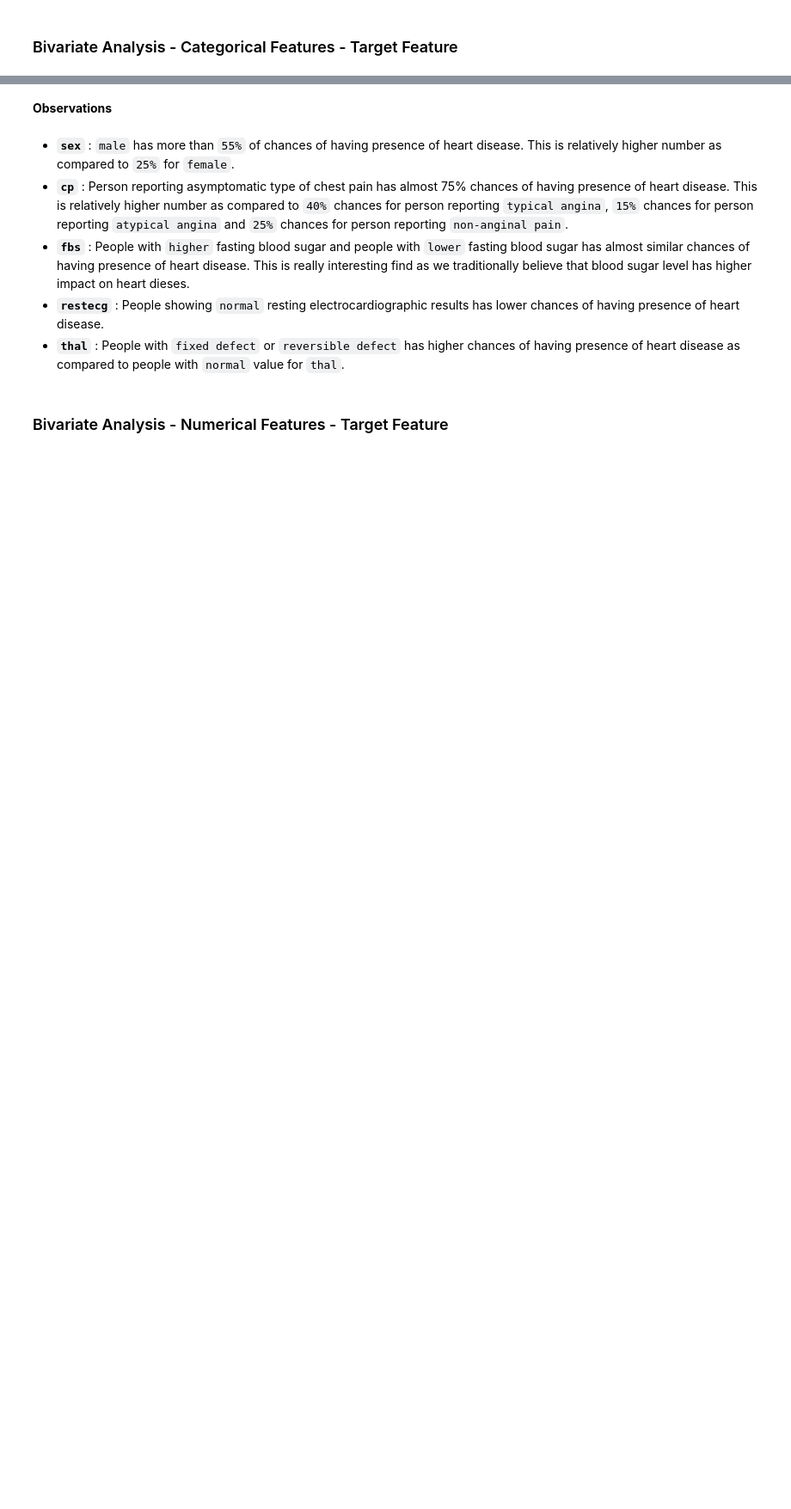
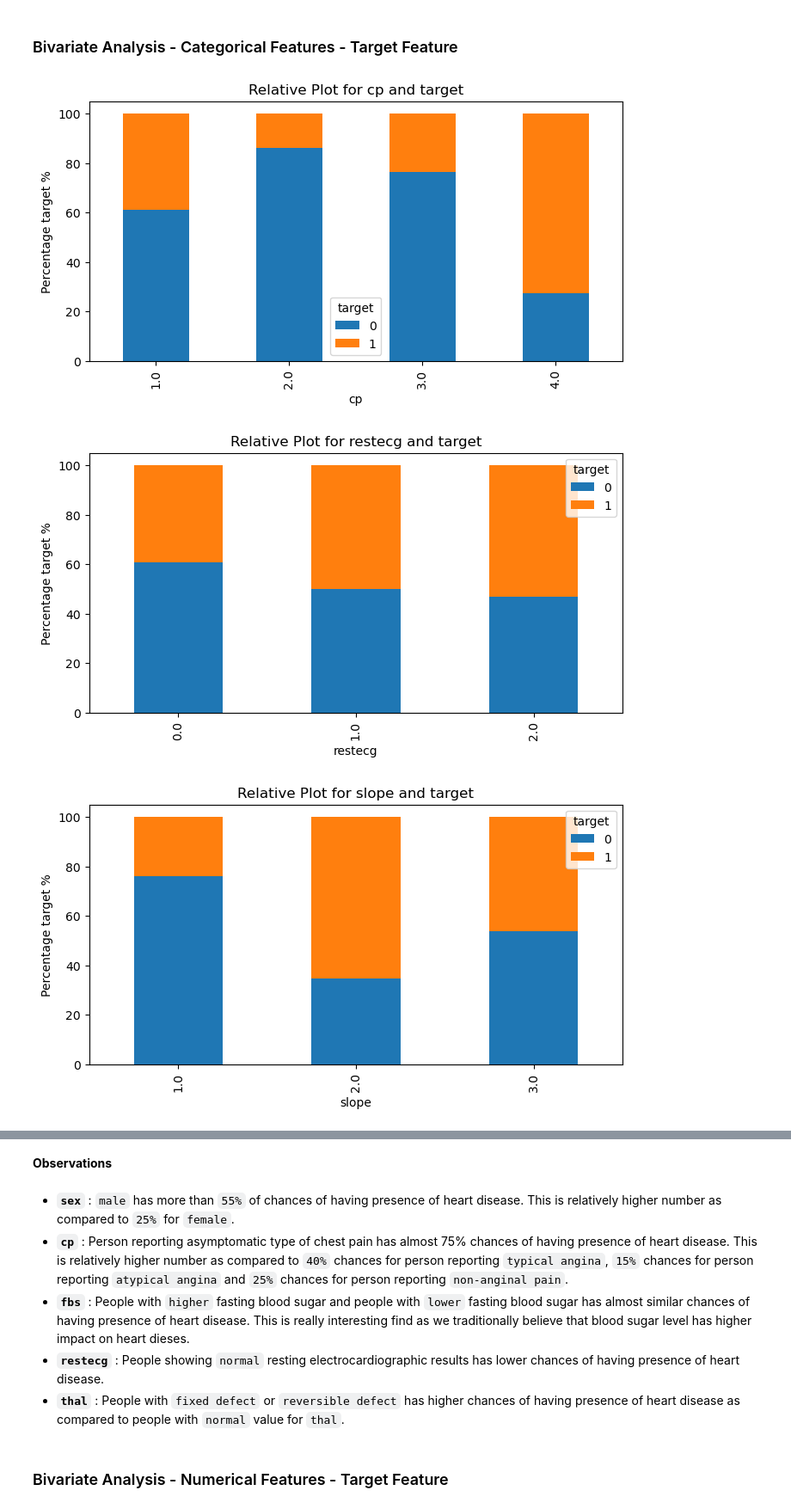
Before and after one commit to viralbthakar/CP8210-DB-Design, a Jupyter notebook: Assignment - 2 - StatsModels/Assignment 2.ipynb, the cells around one changed output, grey strips where cells are left out. Shown at 86% size. Saved outputs shown, nothing was run; the diff lists cells and outputs as text; code cells hidden in the pictures; blank space fills up the shorter version.

```diff
--- a/Assignment - 2 - StatsModels/Assignment 2.ipynb
+++ b/Assignment - 2 - StatsModels/Assignment 2.ipynb
@@ -864,12 +879,16 @@ for col in discrete_columns:
 # %%
 for discrete_column in discrete_columns:
     discrete_to_target_plot(
         train_df,
         discrete_column,
         target_column[0],
         title=f"Relative Plot for {discrete_column} and {target_column[0]}",
         figsize=(4, 4),
-        save_flag=True,
+        save_flag=False,
         dpi=100,
         file_path=os.path.join(result_path, f"bi-disc-target-plot-{discrete_column}.png")
     )
+# %% [output]
+[figure, added]
+[figure, added]
+[figure, added]
```
Also changed, not shown: parts of 6 cells of this notebook, 3 other files.
